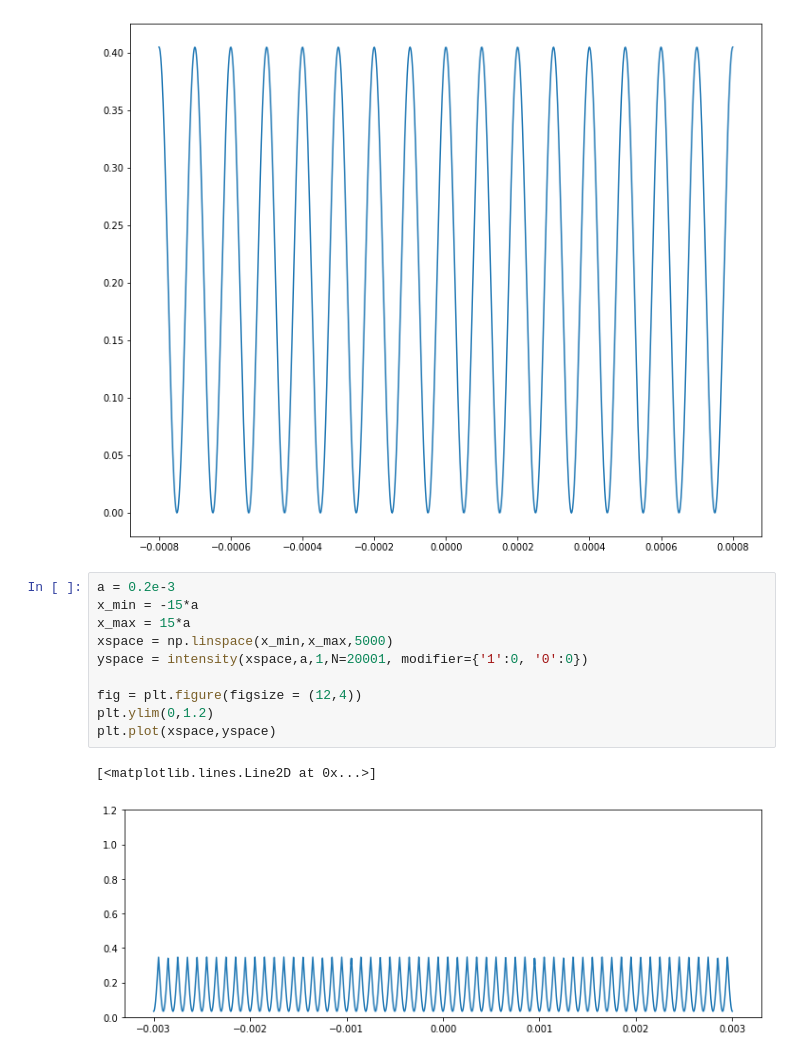
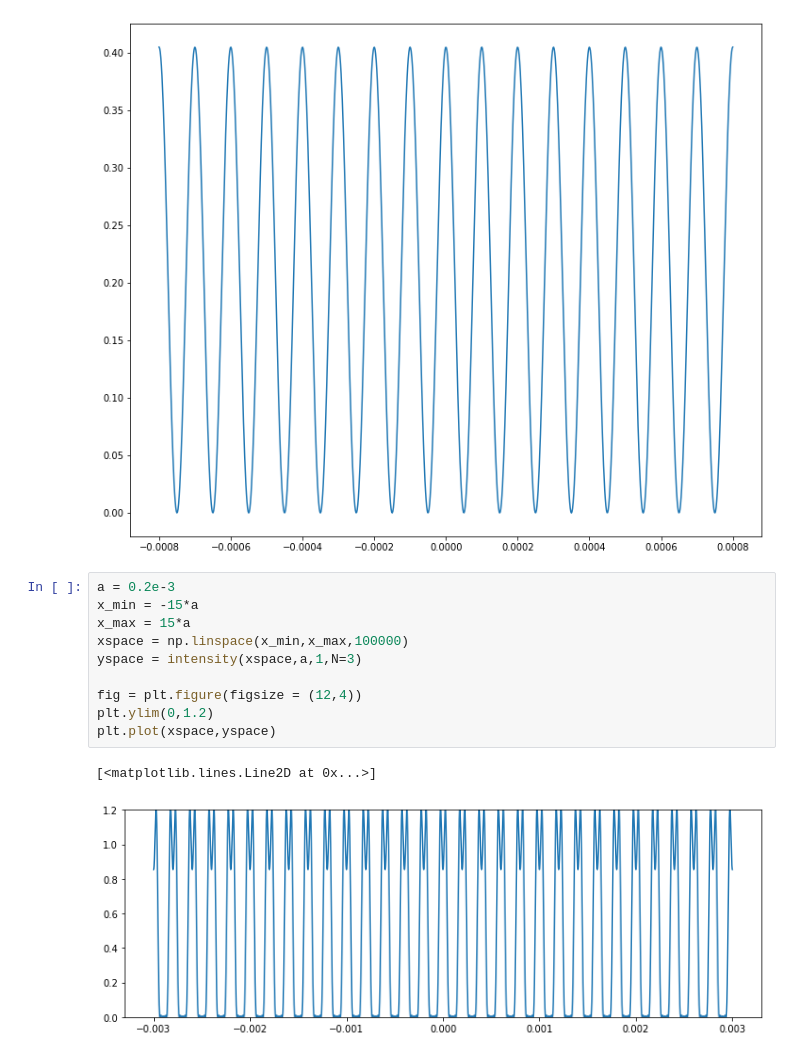
Before and after one commit to Elliot-Wadge/Phys-332W-SF, a Jupyter notebook: prelab/Elliot_prelab2.ipynb, the cells around one changed output. Drawn from its saved outputs; the diff is of its cells as text.

```diff
--- a/prelab/Elliot_prelab2.ipynb
+++ b/prelab/Elliot_prelab2.ipynb
@@ -97,14 +97,14 @@ plt.plot(xspace,yspace)
 # %%
 a = 0.2e-3
 x_min = -15*a
 x_max = 15*a
-xspace = np.linspace(x_min,x_max,5000)
-yspace = intensity(xspace,a,1,N=20001, modifier={'1':0, '0':0})
+xspace = np.linspace(x_min,x_max,100000)
+yspace = intensity(xspace,a,1,N=3)
 
 fig = plt.figure(figsize = (12,4))
 plt.ylim(0,1.2)
 plt.plot(xspace,yspace)
 # %% [output]
 [<matplotlib.lines.Line2D at 0x...>]
-[figure, old version]
+[figure, new version]
 # %% [markdown]
```
Also changed, not shown: parts of 1 cell of this notebook, 26 other files.
